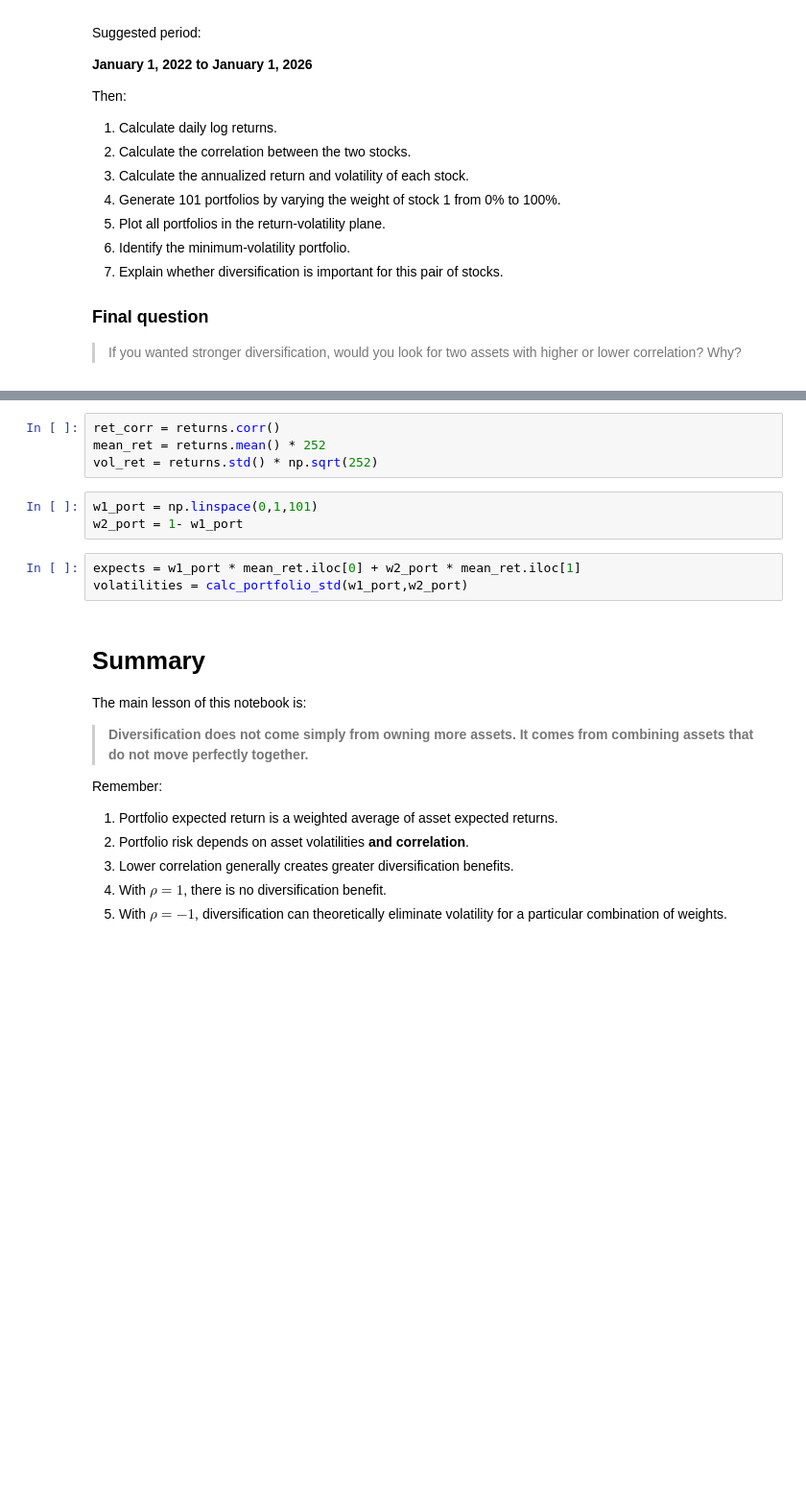
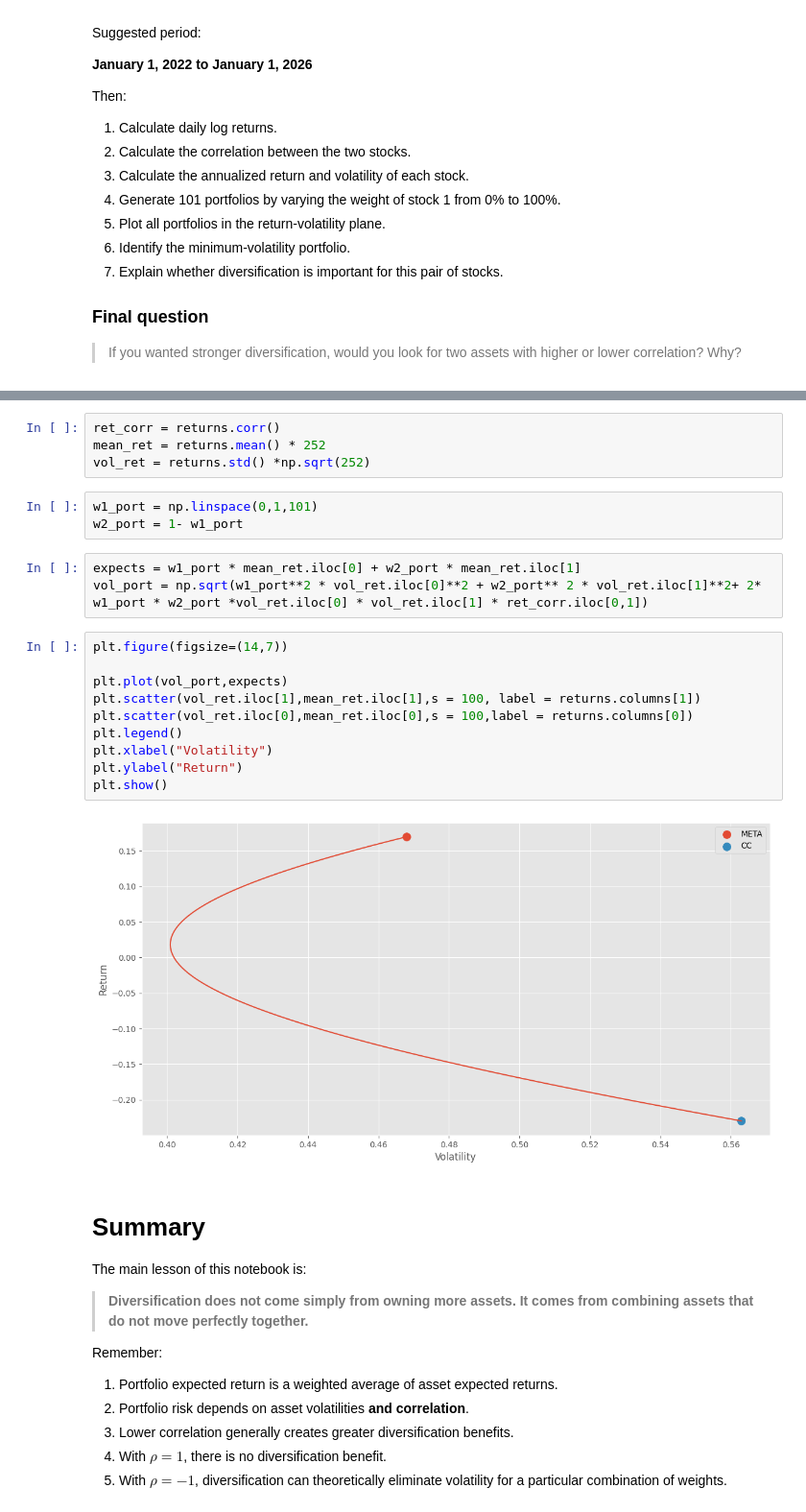
Before and after one commit to bynak06-cell/Finance-and-Technology, a Jupyter notebook: Tema_2_Carteras_Intro/src/two-asset-portfolio-pedagogical-English.ipynb, the cells around one changed output, grey strips where cells are left out. Shown at 96% size. Cells and saved outputs as stored; diff of their text form; blank space fills up the shorter version.

```diff
--- a/Tema_2_Carteras_Intro/src/two-asset-portfolio-pedagogical-English.ipynb
+++ b/Tema_2_Carteras_Intro/src/two-asset-portfolio-pedagogical-English.ipynb
@@ -644,13 +644,25 @@ returns.head()
 # %%
 ret_corr = returns.corr()
 mean_ret = returns.mean() * 252
-vol_ret = returns.std() * np.sqrt(252)
+vol_ret = returns.std() *np.sqrt(252)
 # %%
 w1_port = np.linspace(0,1,101)
 w2_port = 1- w1_port
-# %%
-expects = w1_port * mean_ret.iloc[0] + w2_port * mean_ret.iloc[1]
-volatilities = calc_portfolio_std(w1_port,w2_port)
+# %%
+expects = w1_port * mean_ret.iloc[0] + w2_port * mean_ret.iloc[1]
+vol_port = np.sqrt(w1_port**2 * vol_ret.iloc[0]**2 + w2_port** 2 * vol_ret.iloc[1]**2+ 2* w1_port * w2_port *vol_ret.iloc[0] * vol_ret.iloc[1] * ret_corr.iloc[0,1])
+# %%
+plt.figure(figsize=(14,7))
+
+plt.plot(vol_port,expects)
+plt.scatter(vol_ret.iloc[1],mean_ret.iloc[1],s = 100, label = returns.columns[1])
+plt.scatter(vol_ret.iloc[0],mean_ret.iloc[0],s = 100,label = returns.columns[0])
+plt.legend()
+plt.xlabel("Volatility")
+plt.ylabel("Return")
+plt.show()
+# %% [output]
+[figure, added]
 # %% [markdown]
 # Summary
 
```
Also changed, not shown: parts of 1 cell of this notebook.
